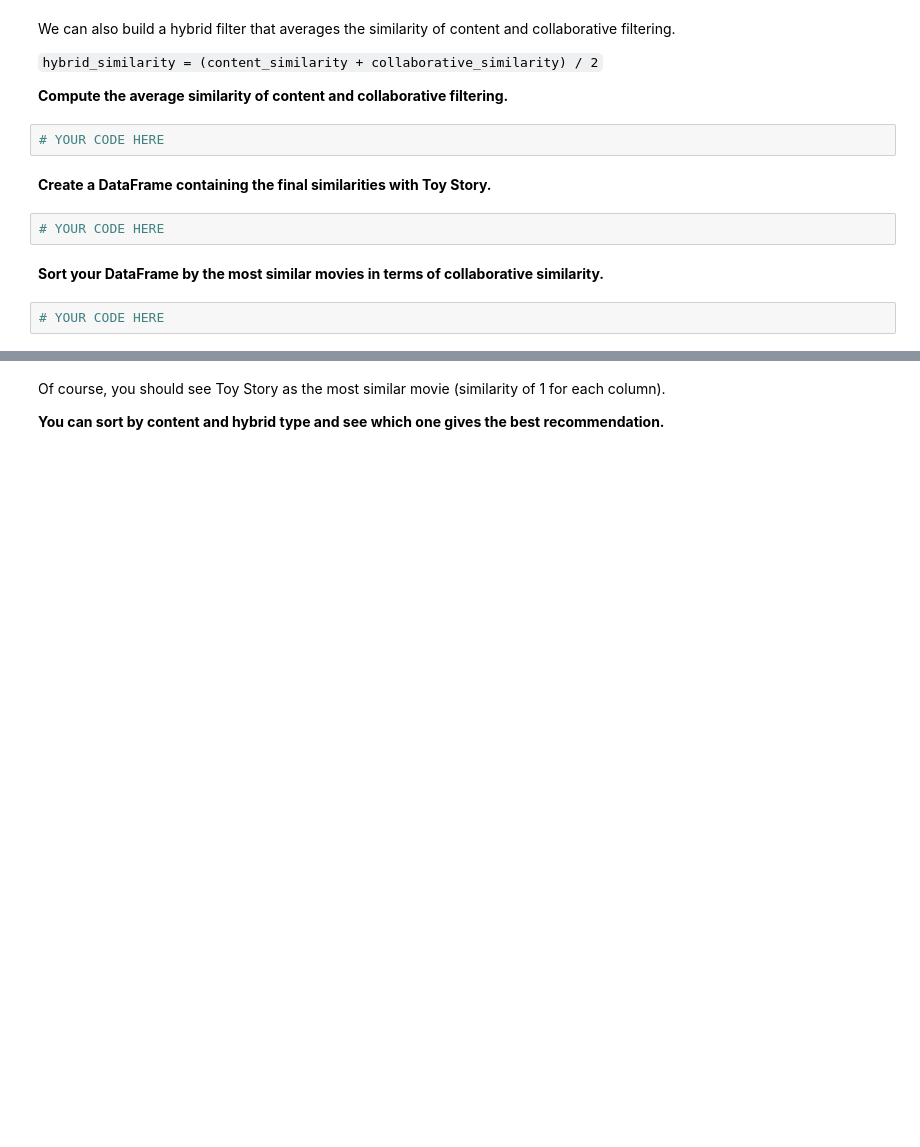
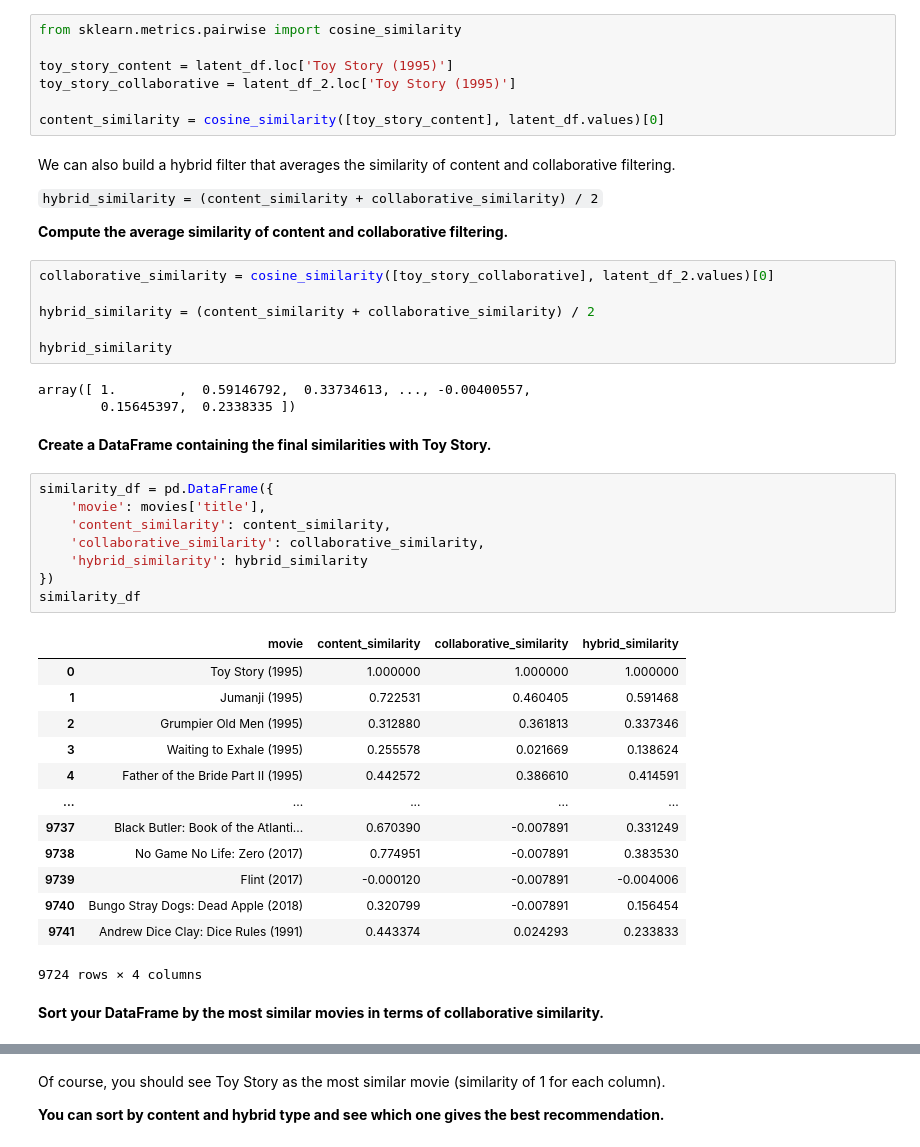
Before and after one commit to itsyeren/data-movie-recommendation, a Jupyter notebook: recommender-system.ipynb, the cells around one changed output, grey strips where cells are left out. Drawn from its saved outputs; the diff is of its cells as text; blank space fills up the shorter version.

Commit message:
Completed cosine similarity

```diff
--- a/recommender-system.ipynb
+++ b/recommender-system.ipynb
@@ -402,16 +400,48 @@ In the next step, we will use a similarity measure to find the **top $ movies mo
+# %%
+from sklearn.metrics.pairwise import cosine_similarity
+
+toy_story_content = latent_df.loc['Toy Story (1995)']
+toy_story_collaborative = latent_df_2.loc['Toy Story (1995)']
+
+content_similarity = cosine_similarity([toy_story_content], latent_df.values)[0]
 # %% [markdown]
 We can also build a hybrid filter that averages the similarity of content and collaborative filtering.
 
 `hybrid_similarity = (content_similarity + collaborative_similarity) / 2`
 
 __Compute the average similarity of content and collaborative filtering.__
-# %%
-# YOUR CODE HERE
+# %%
+collaborative_similarity = cosine_similarity([toy_story_collaborative], latent_df_2.values)[0]
+
+hybrid_similarity = (content_similarity + collaborative_similarity) / 2
+
+hybrid_similarity
+# %% [output]
+array([ 1.        ,  0.59146792,  0.33734613, ..., -0.00400557,
+        0.15645397,  0.2338335 ])
 # %% [markdown]
 __Create a DataFrame containing the final similarities with Toy Story.__
-# %%
-# YOUR CODE HERE
+# %%
+similarity_df = pd.DataFrame({
+    'movie': movies['title'],
+    'content_similarity': content_similarity,
+    'collaborative_similarity': collaborative_similarity,
+    'hybrid_similarity': hybrid_similarity
+})
+similarity_df
+# %% [output]
+|  | movie | content_similarity | collaborative_similarity | hybrid_similarity |
+| 0 | Toy Story (1995) | 1.000000 | 1.000000 | 1.000000 |
+| 1 | Jumanji (1995) | 0.722531 | 0.460405 | 0.591468 |
+| 2 | Grumpier Old Men (1995) | 0.312880 | 0.361813 | 0.337346 |
+| 3 | Waiting to Exhale (1995) | 0.255578 | 0.021669 | 0.138624 |
+| 4 | Father of the Bride Part II (1995) | 0.442572 | 0.386610 | 0.414591 |
+| ... | ... | ... | ... | ... |
+| 9737 | Black Butler: Book of the Atlanti... | 0.670390 | -0.007891 | 0.331249 |
+| 9738 | No Game No Life: Zero (2017) | 0.774951 | -0.007891 | 0.383530 |
+| 9739 | Flint (2017) | -0.000120 | -0.007891 | -0.004006 |
+| 9740 | Bungo Stray Dogs: Dead Apple (2018) | 0.320799 | -0.007891 | 0.156454 |
+| 9741 | Andrew Dice Clay: Dice Rules (1991) | 0.443374 | 0.024293 | 0.233833 |
+9724 rows × 4 columns
 # %% [markdown]
 __Sort your DataFrame by the most similar movies in terms of collaborative similarity.__
-# %%
-# YOUR CODE HERE
```
Also changed, not shown: parts of 7 cells of this notebook, 1 other file.
